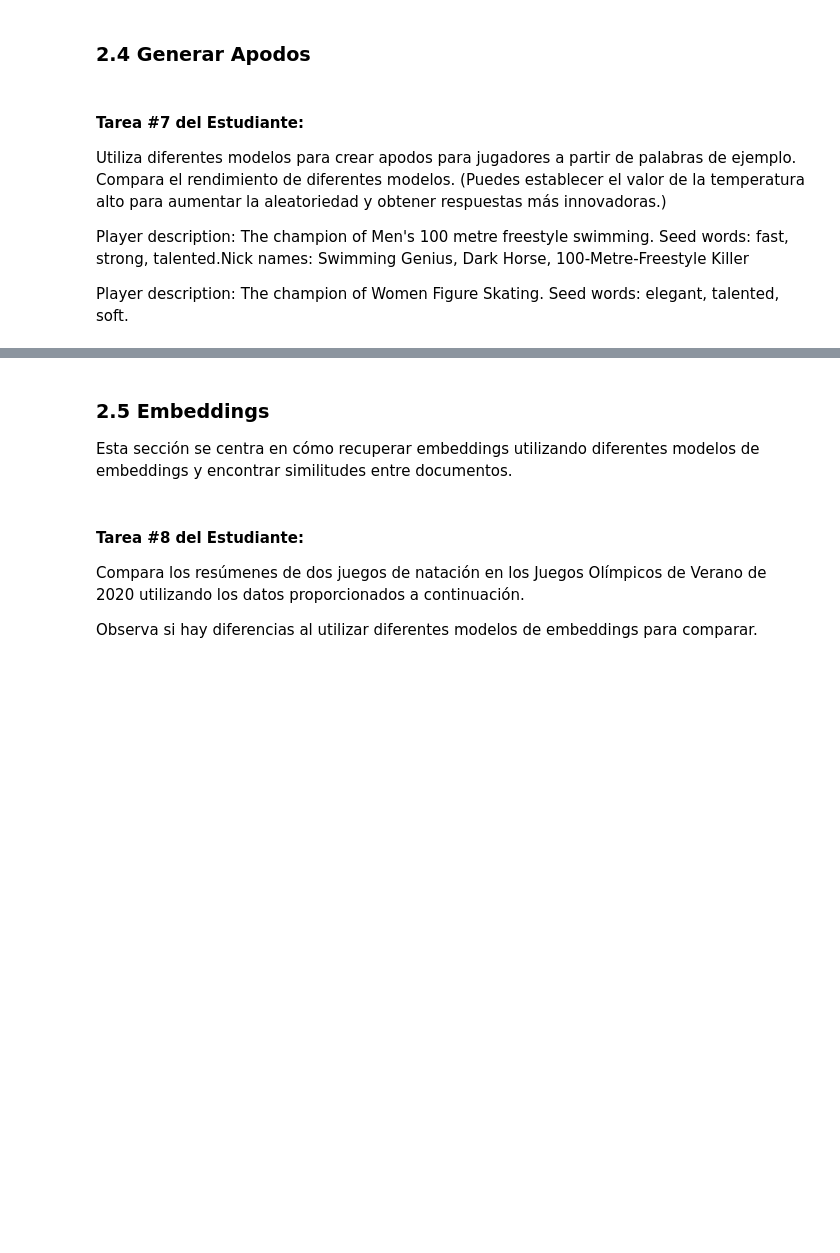
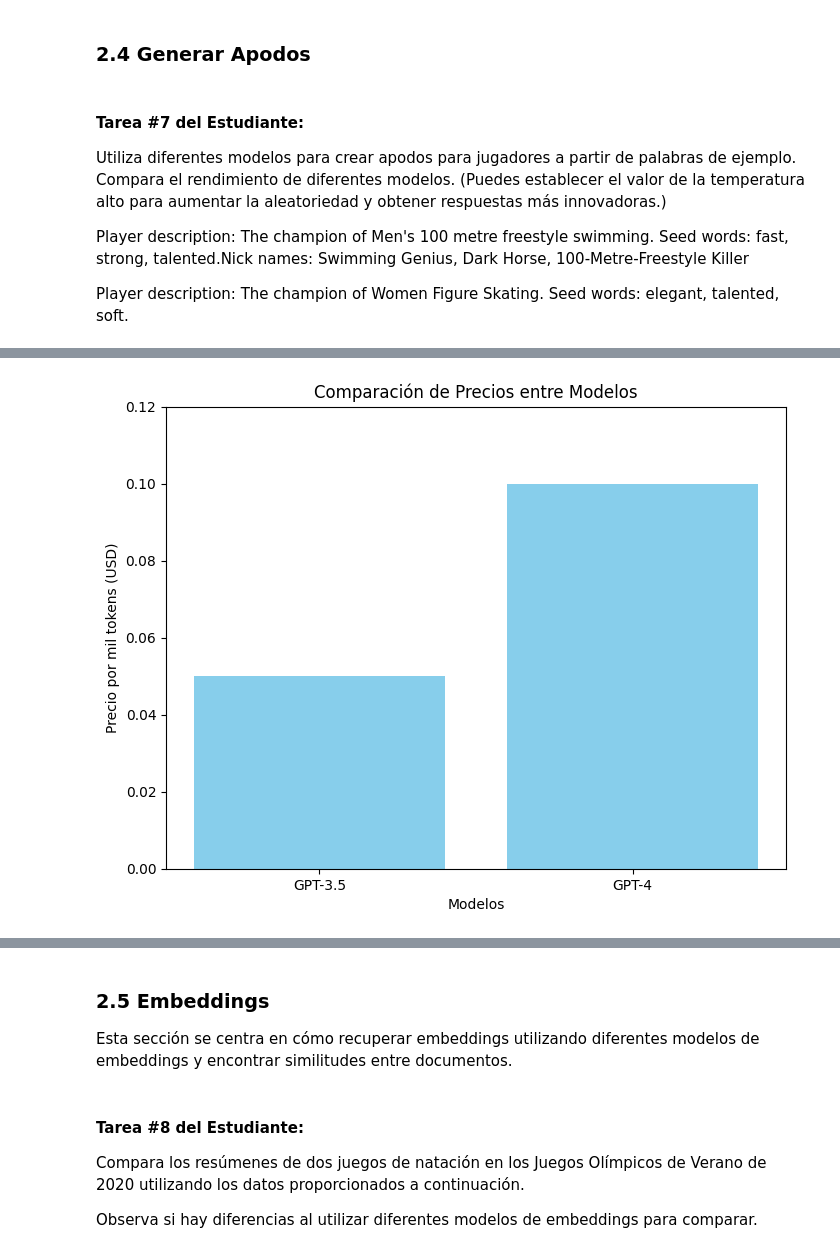
Before and after one commit to anidroid1184/whth-oai-anidroid1184, a Jupyter notebook: notebooks/CH-02-ModelComparison.ipynb, the cells around one changed output, grey strips where cells are left out. Saved outputs shown, nothing was run; the diff lists cells and outputs as text; code cells hidden in the pictures; blank space fills up the shorter version.

````diff
--- a/notebooks/CH-02-ModelComparison.ipynb
+++ b/notebooks/CH-02-ModelComparison.ipynb
@@ -522,0 +559,85 @@ Player description: The champion of Women Figure Skating. Seed words: elegant, t
+# %%
+# Escribe tu código aquí
+
+import matplotlib.pyplot as plt
+import random
+
+
+
+promt = f"""
+Escribe un script en python que permita crear apodos para jugadores apartir de las siguientes palabras aleatorias(las que están entre tres comillas simples):
+```
+Player description: The champion of Men's 100 metre freestyle swimming. Seed words: fast, strong, talented.Nick names: Swimming Genius, Dark Horse, 100-Metre-Freestyle Killer
+Player description: The champion of Women Figure Skating. Seed words: elegant, talented, soft.
+```
+Escribe código para crear dos gráficos de barras comparando el **precio** y el **tiempo de completado** entre los modelos. Recomendamos utilizar la biblioteca matplotlib.pyplot para hacer visualizaciones.
+Destaca ademas variables como el tiempo, tokens y precio
+"""
+
+gpt35_response, gpt35_price, gpt35_time = get_chat_completion(prompt, model=chat_model)
+gpt4_response, gpt4_price, gpt4_time = get_chat_completion(prompt, model=chat_model2)
+
+
+
+# Función para generar apodos
+def generate_nicknames(description, seed_words):
+    nicknames = []
+    for word in seed_words:
+        nickname = f"{description.split(' ')[-1]} {word.capitalize()} Prodigy"
+        nicknames.append(nickname)
+    return nicknames
+
+# Datos iniciales para generación de apodos
+data = [
+    {
+        "description": "champion of Men's 100 metre freestyle swimming",
+        "seed_words": ["fast", "strong", "talented"],
+    },
+    {
+        "description": "champion of Women Figure Skating",
+        "seed_words": ["elegant", "talented", "soft"],
+    },
+]
+
+# Generar y mostrar apodos
+for player in data:
+    description = player["description"]
+    seed_words = player["seed_words"]
+    nicknames = generate_nicknames(description, seed_words)
+    print(f"Player Description: {description}")
+    print(f"Nicknames: {', '.join(nicknames)}\n")
+
+# Datos para gráficos
+models = ["GPT-3.5", "GPT-4"]
+prices = [0.05, 0.10]  # Precio en dólares por mil tokens (simulado)
+completion_times = [2.5, 1.8]  # Tiempo de respuesta en segundos (simulado)
+tokens_per_second = [100, 200]  # Tokens procesados por segundo (simulado)
+
+# Gráfico 1: Comparación de precios
+plt.figure(figsize=(8, 6))
+plt.bar(models, prices, color='skyblue')
+plt.title("Comparación de Precios entre Modelos")
+plt.xlabel("Modelos")
+plt.ylabel("Precio por mil tokens (USD)")
+plt.ylim(0, max(prices) * 1.2)
+plt.show()
+
+# Gráfico 2: Comparación de tiempos de completado
+plt.figure(figsize=(8, 6))
+plt.bar(models, completion_times, color='salmon')
+plt.title("Comparación de Tiempos de Completado entre Modelos")
+plt.xlabel("Modelos")
+plt.ylabel("Tiempo de Completado (s)")
+plt.ylim(0, max(completion_times) * 1.2)
+plt.show()
+
+# Gráfico 3: Comparación de tokens procesados por segundo
+plt.figure(figsize=(8, 6))
+plt.bar(models, tokens_per_second, color='lightgreen')
+plt.title("Comparación de Tokens Procesados por Segundo entre Modelos")
+plt.xlabel("Modelos")
+plt.ylabel("Tokens Procesados por Segundo")
+plt.ylim(0, max(tokens_per_second) * 1.2)
+plt.show()
+print(gpt4_response)
+# %% [output]
@@ -522,0 +651 @@ Player description: The champion of Women Figure Skating. Seed words: elegant, t
+[figure, added]
````
Also changed, not shown: parts of 16 cells of this notebook, 1 other file.
